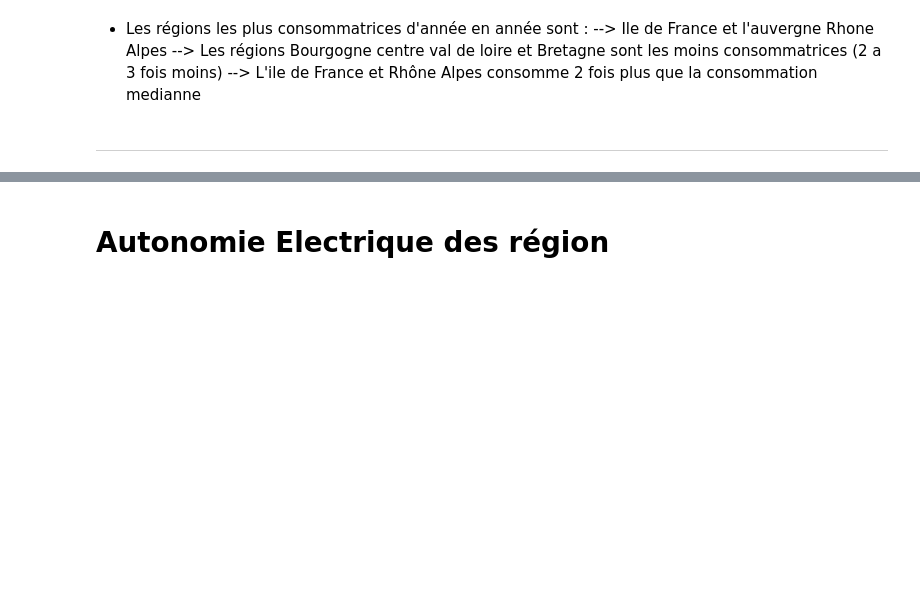
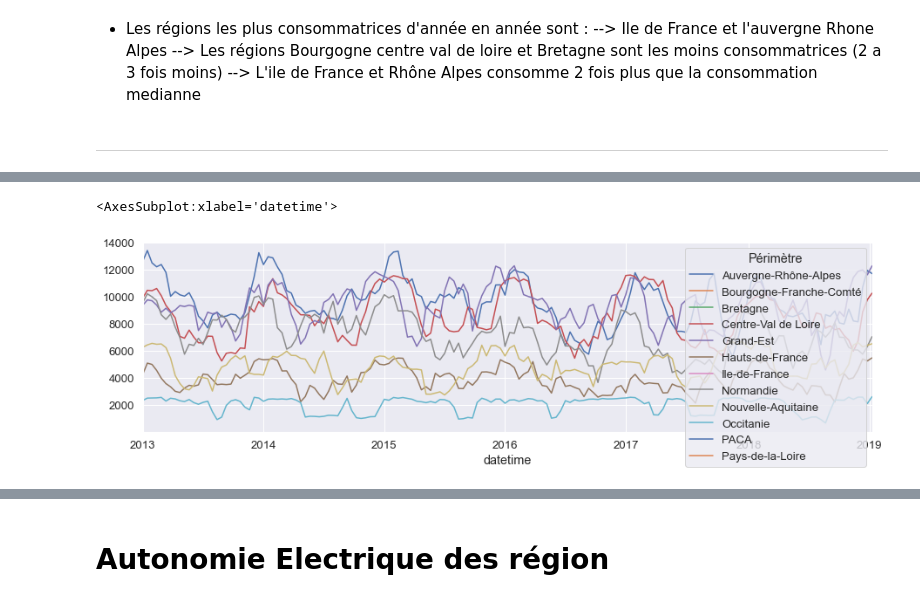
Before and after one commit to ManuLabricole/CDN-Statistique, a Jupyter notebook: Notebooks/Energy_Study.ipynb, the cells around one changed output, grey strips where cells are left out. Saved outputs shown, nothing was run; the diff lists cells and outputs as text; code cells hidden in the pictures; blank space fills up the shorter version.

```diff
--- a/Notebooks/Energy_Study.ipynb
+++ b/Notebooks/Energy_Study.ipynb
@@ -952,0 +978,6 @@ See the caveats in the documentation: https://pandas.pydata.org/pandas-docs/stab
+# %%
+df_reg_stack['Nucléaire'].resample('2W').mean().plot(
+    figsize=(15, 4))
+# %% [output]
+<AxesSubplot:xlabel='datetime'>
+[figure, added]
```
Also changed, not shown: parts of 76 cells of this notebook.
